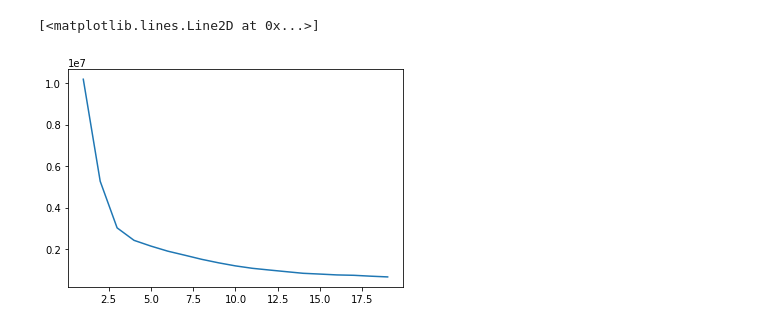
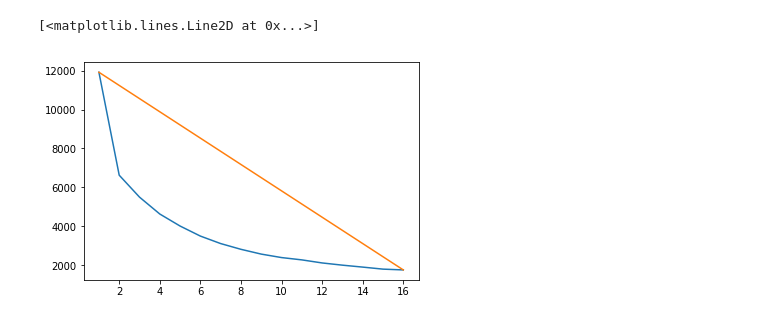
Before and after one commit to ClarkGuilty/2018, a Jupyter notebook: metodosComputacionales2/JavierAcevedo_Ejercicio24.ipynb, the cells around one changed output. Drawn from its saved outputs; the diff is of its cells as text; code cells hidden in the pictures.

```diff
--- a/metodosComputacionales2/JavierAcevedo_Ejercicio24.ipynb
+++ b/metodosComputacionales2/JavierAcevedo_Ejercicio24.ipynb
@@ -17,8 +19,10 @@ data = pd.read_csv('dengue.csv',delimiter=',')
 #Z=data['Purchase'].copy()
 llaves = ['humid', 'temp' , 'h10pix', 'trees' , 'Xmin', 'Ymin']
 data = data[llaves].dropna()
+scale = StandardScaler()
+data = scale.fit_transform(data)
 clusters = KMeans(n_clusters=4)
-maxClusters = 20
+maxClusters = 17
 inertia0 = np.zeros(maxClusters-1)
 
 for j in range(1,maxClusters):
@@ -27,6 +31,7 @@ for j in range(1,maxClusters):
     inertia0[j-1] = clusters.inertia_
 # %%
 plt.plot(np.arange(1,maxClusters), inertia0)
+plt.plot([1,maxClusters-1],[inertia0[0],inertia0[maxClusters-2]])
 # %% [output]
 [<matplotlib.lines.Line2D at 0x...>]
-[figure, old version]
+[figure, new version]
```
Also changed, not shown: parts of 13 cells of this notebook, 18 other files.
